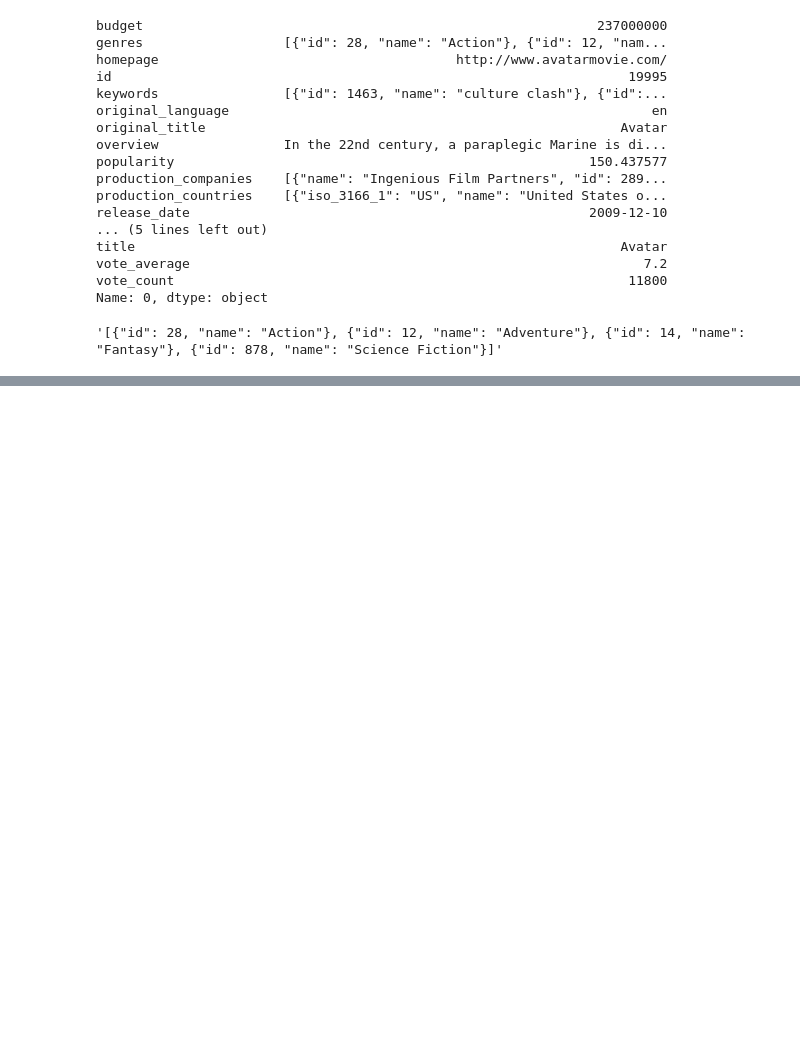
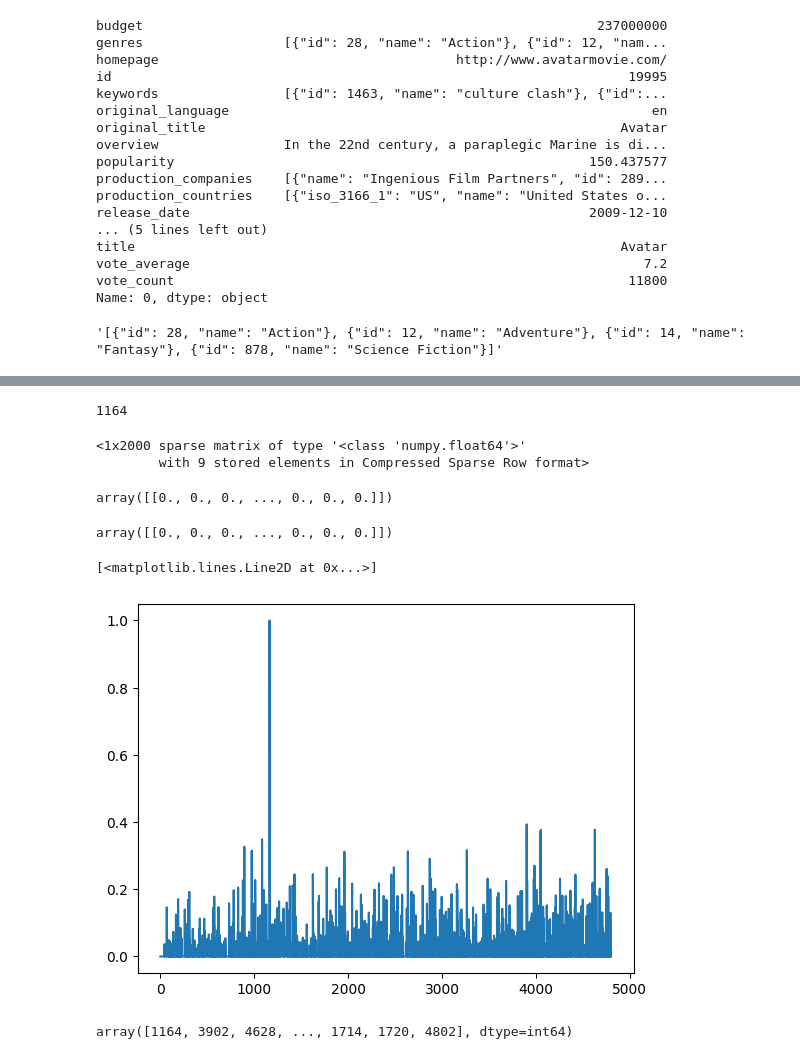
Before and after one commit to betoyoglu/tf-idf-recommender-system, a Jupyter notebook: tf-idf.ipynb, the cells around one changed output, grey strips where cells are left out. Saved outputs shown, nothing was run; the diff lists cells and outputs as text; code cells hidden in the pictures; blank space fills up the shorter version.

```diff
--- a/tf-idf.ipynb
+++ b/tf-idf.ipynb
@@ -38,0 +100,35 @@ x["genres"] #scifi iki kelime içerdiği için boşluğu silip tek kelime olarak
+# %%
+idx = movie2idx["Scream 3"]
+idx
+# %% [output]
+1164
+# %%
+query = X[idx]
+query
+#Bu matris 1 satır ve 2000 sütundan oluşuyor ve matriste sadece 9 tane sıfır olmayan eleman var.
+# %% [output]
+<1x2000 sparse matrix of type '<class 'numpy.float64'>'
+        with 9 stored elements in Compressed Sparse Row format>
+# %%
+query.toarray()
+# %% [output]
+array([[0., 0., 0., ..., 0., 0., 0.]])
+# %%
+#cosine similarity between query and every vector in x
+scores = cosine_similarity(query,X)
+scores
+# %% [output]
+array([[0., 0., 0., ..., 0., 0., 0.]])
+# %%
+#array 1 x N olduğu için 1-D  array yapmamız lazım
+scores = scores.flatten()
+# %%
+plt.plot(scores) #en yüksek olan filmin kendisi
+# %% [output]
+[<matplotlib.lines.Line2D at 0x...>]
+[figure, added]
+# %%
+#descenting order - most similar item is in the front
+(-scores).argsort()
+# %% [output]
+array([1164, 3902, 4628, ..., 1714, 1720, 4802], dtype=int64)
```
Also changed, not shown: parts of 14 cells of this notebook.
